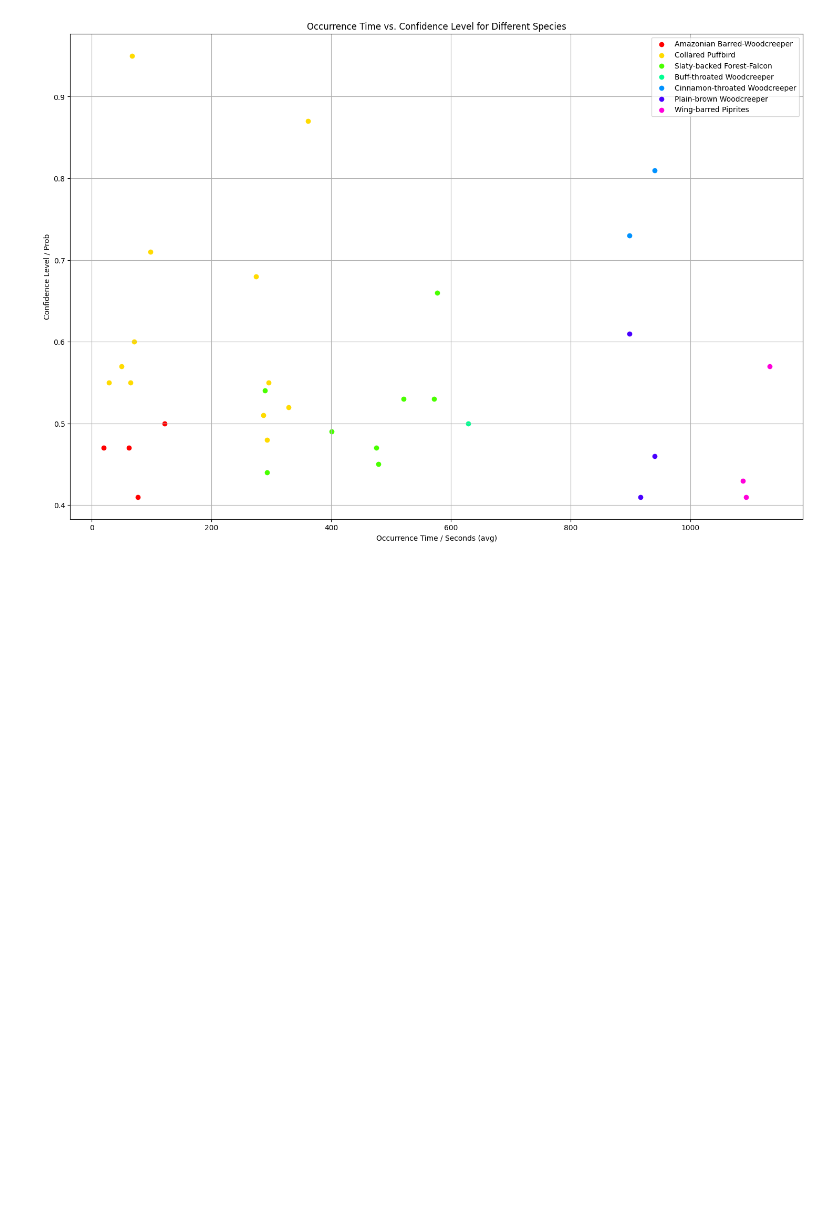
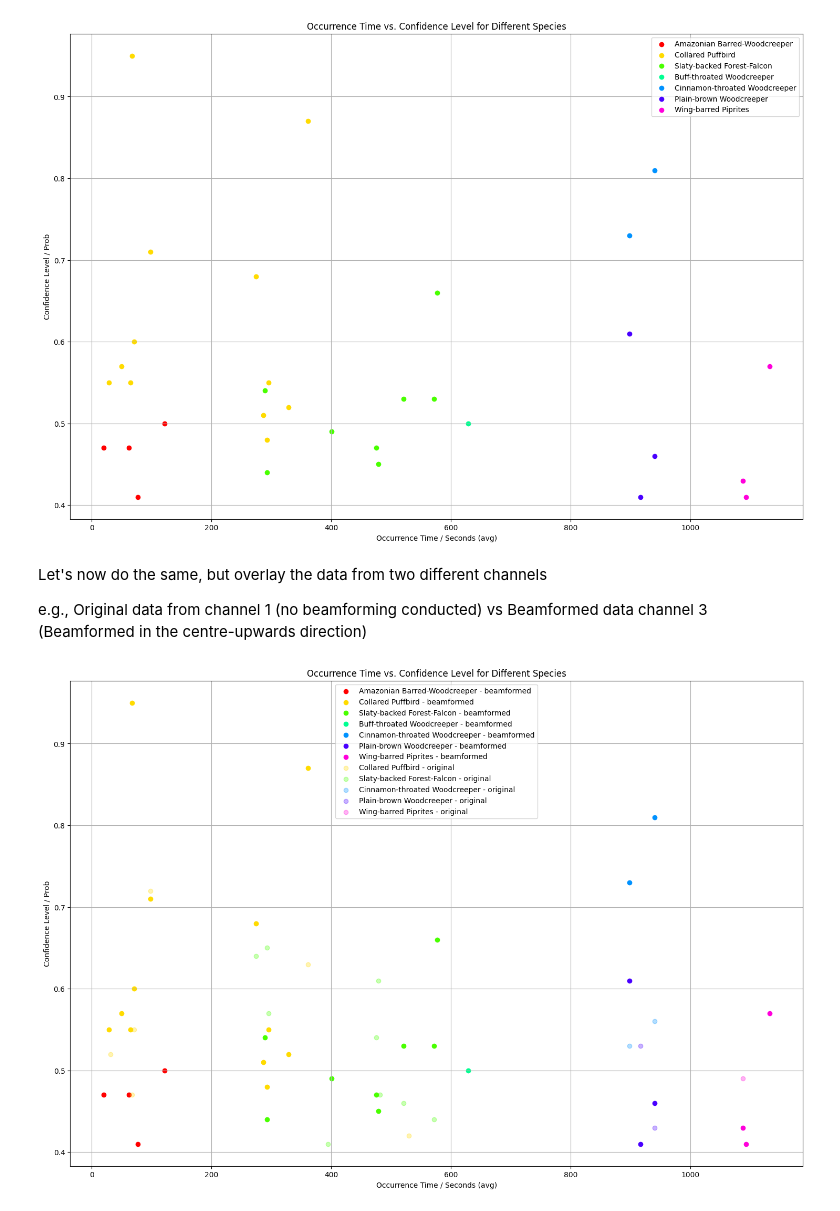
Before and after one commit to JamesSkinna/Masters_6mic_analysis, a Jupyter notebook: src/trying-out-code/odas_process_test.ipynb, the cells around one changed output. Drawn from its saved outputs; the diff is of its cells as text; code cells hidden in the pictures; blank space fills up the shorter version.

Commit message:
Added code to plot 2 channels against each other

```diff
--- a/src/trying-out-code/odas_process_test.ipynb
+++ b/src/trying-out-code/odas_process_test.ipynb
@@ -388,30 +388,55 @@ def generate_distinct_colours(num_colours):
         r, g, b = colorsys.hls_to_rgb(hue, 0.5, 1)
 
         # DONT CONVERT TO 0-255 (leave between 0-1)!
-        # # Scale the RGB values to the range 0-255
-        # r = int(r * 255)
-        # g = int(g * 255)
-        # b = int(b * 255)
 
         distinct_colours.append((r, g, b))
 
-    return(distinct_colours)
+    # Assign colours to species...
+    for i, species in enumerate(plotting_data.keys()):
+        plotting_data[species]["colour"] = distinct_colours[i]
+
 
 # Assign 1 distinct RGB colour for each species...
 num_colours = len(plotting_data)
-# print(num_colours)
-distinct_colours = generate_distinct_colours(num_colours)
-# print(distinct_colours)
+generate_distinct_colours(num_colours)
 
 
 # Plot the data for each species...
 for i, species in enumerate(plotting_data.keys()):
-    # print(i)
-    # print(species)
-    # print(distinct_colours[i])
-    plt.scatter(plotting_data[species]["avg_occurence_time_list"], plotting_data[species]["conf_list"], color=distinct_colours[i], label=species)
+    plt.scatter(plotting_data[species]["avg_occurence_time_list"], plotting_data[species]["conf_list"], color=plotting_data[species]["colour"], label=species)
 
 plt.legend()
 plt.show()
 # %% [output]
 [figure]
+# %% [markdown]
+Let's now do the same, but overlay the data from two different channels
+
+e.g., Original data from channel 1 (no beamforming conducted) vs Beamformed data channel 3 (Beamformed in the centre-upwards direction)
+# %%
+original_chan1_data = results_dict["original_chan1.mp3"]            # Extract data from original channel 1
+sep_chan3_data = results_dict["sep_chan3.mp3"]                      # Extract data from separated channel 3
+
+original_plotting_data = extract_time_conf(original_chan1_data)     # Prepare the data from each
+sep_plotting_data = extract_time_conf(sep_chan3_data)
+
+# Setup the plot...
+plt.figure(figsize=(18, 12))
+plt.xlabel('Occurrence Time / Seconds (avg)')
+plt.ylabel('Confidence Level / Prob')
+plt.title('Occurrence Time vs. Confidence Level for Different Species')
+plt.grid(True)
+
+# Plot the data for each species (separated data)...
+for i, species in enumerate(sep_plotting_data.keys()):
+    plt.scatter(sep_plotting_data[species]["avg_occurence_time_list"], sep_plotting_data[species]["conf_list"], color=plotting_data[species]["colour"], label=species + " - beamformed")
+
+# Plot the data for each species (original data)...
+# Specify an alpha value of 0.5 - half the transparency, to differentiate
+for i, species in enumerate(original_plotting_data.keys()):
+    plt.scatter(original_plotting_data[species]["avg_occurence_time_list"], original_plotting_data[species]["conf_list"], color=plotting_data[species]["colour"], alpha=0.3, label=species + " - original")
+
+plt.legend()
+plt.show()
+# %% [output]
+[figure, added]
```
